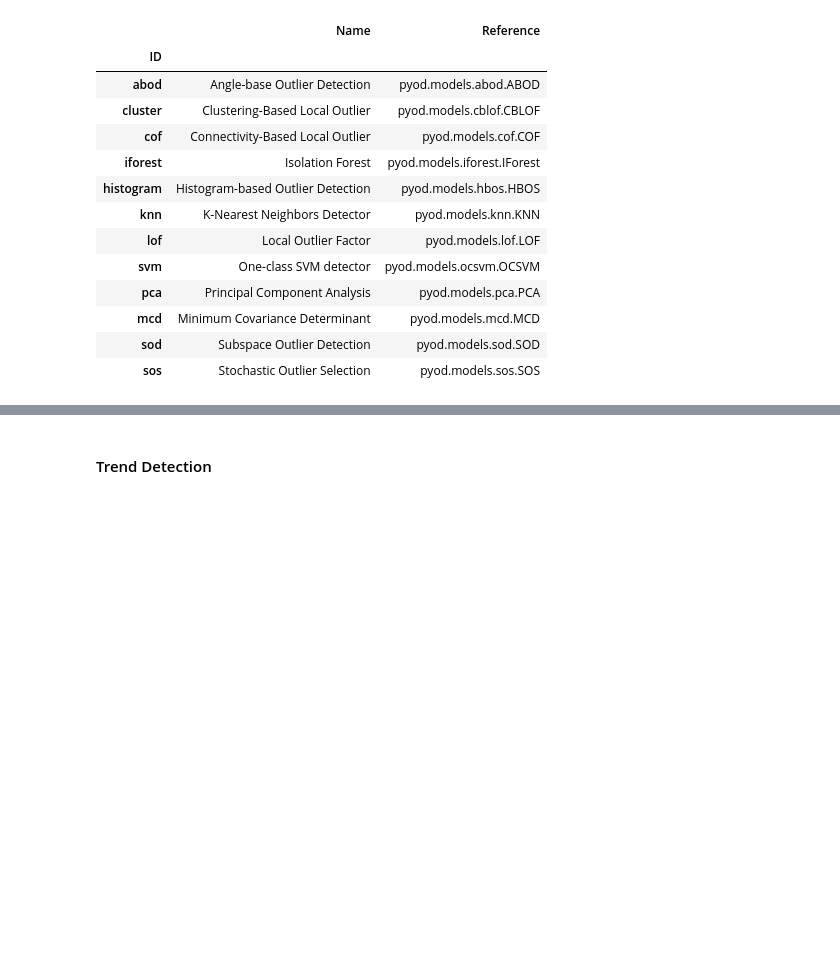
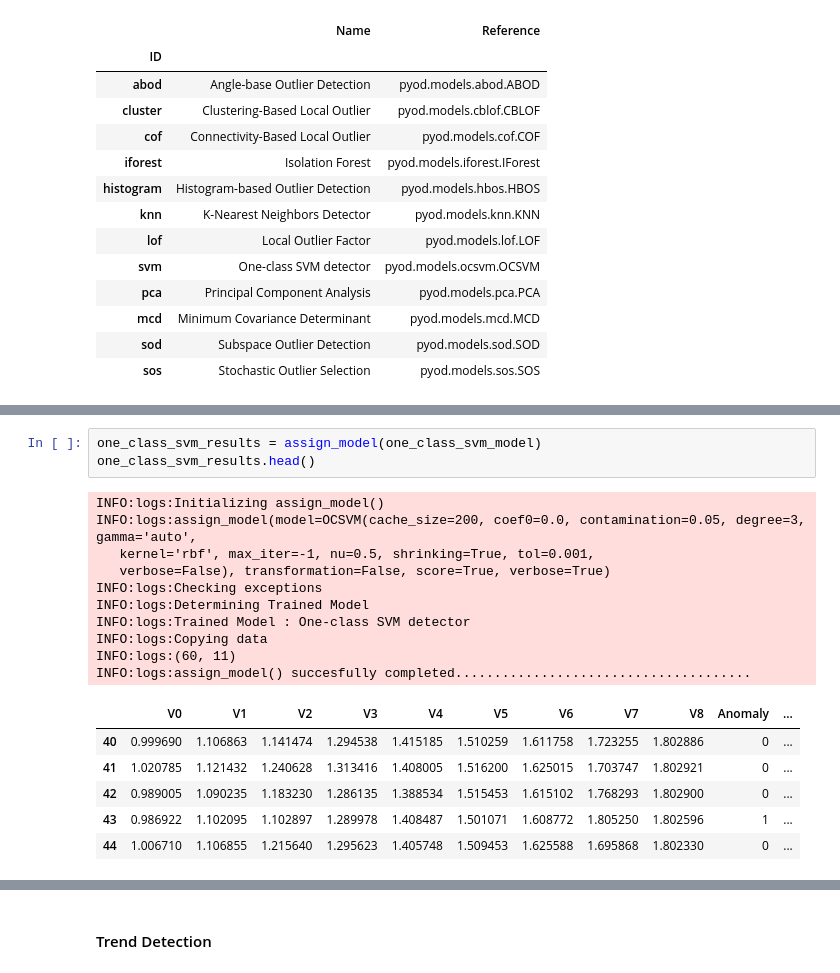
Before and after one commit to bcheng004/Kats-example, a Jupyter notebook: notebooks/bcheng004_Kats_windows.ipynb, the cells around one changed output, grey strips where cells are left out. Saved outputs shown, nothing was run; the diff lists cells and outputs as text; blank space fills up the shorter version.

```diff
--- a/notebooks/bcheng004_Kats_windows.ipynb
+++ b/notebooks/bcheng004_Kats_windows.ipynb
@@ -364 +346,21 @@ INFO:logs:assign_model() succesfully completed..................................
+# %%
+one_class_svm_results = assign_model(one_class_svm_model)
+one_class_svm_results.head()
+# %% [output]
+INFO:logs:Initializing assign_model()
+INFO:logs:assign_model(model=OCSVM(cache_size=200, coef0=0.0, contamination=0.05, degree=3, gamma='auto',
+   kernel='rbf', max_iter=-1, nu=0.5, shrinking=True, tol=0.001,
+   verbose=False), transformation=False, score=True, verbose=True)
+INFO:logs:Checking exceptions
+INFO:logs:Determining Trained Model
+INFO:logs:Trained Model : One-class SVM detector
+INFO:logs:Copying data
+INFO:logs:(60, 11)
+INFO:logs:assign_model() succesfully completed......................................
+|  | V0 | V1 | V2 | V3 | V4 | V5 | V6 | V7 | V8 | Anomaly | ... |
+| 40 | 0.999690 | 1.106863 | 1.141474 | 1.294538 | 1.415185 | 1.510259 | 1.611758 | 1.723255 | 1.802886 | 0 | ... |
+| 41 | 1.020785 | 1.121432 | 1.240628 | 1.313416 | 1.408005 | 1.516200 | 1.625015 | 1.703747 | 1.802921 | 0 | ... |
+| 42 | 0.989005 | 1.090235 | 1.183230 | 1.286135 | 1.388534 | 1.515453 | 1.615102 | 1.768293 | 1.802900 | 0 | ... |
+| 43 | 0.986922 | 1.102095 | 1.102897 | 1.289978 | 1.408487 | 1.501071 | 1.608772 | 1.805250 | 1.802596 | 1 | ... |
+| 44 | 1.006710 | 1.106855 | 1.215640 | 1.295623 | 1.405748 | 1.509453 | 1.625588 | 1.695868 | 1.802330 | 0 | ... |
 # %%
```
Also changed, not shown: parts of 7 cells of this notebook.
